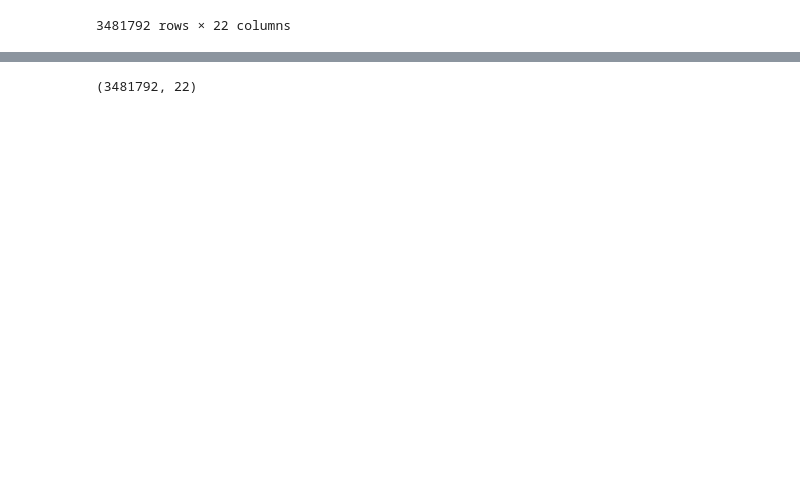
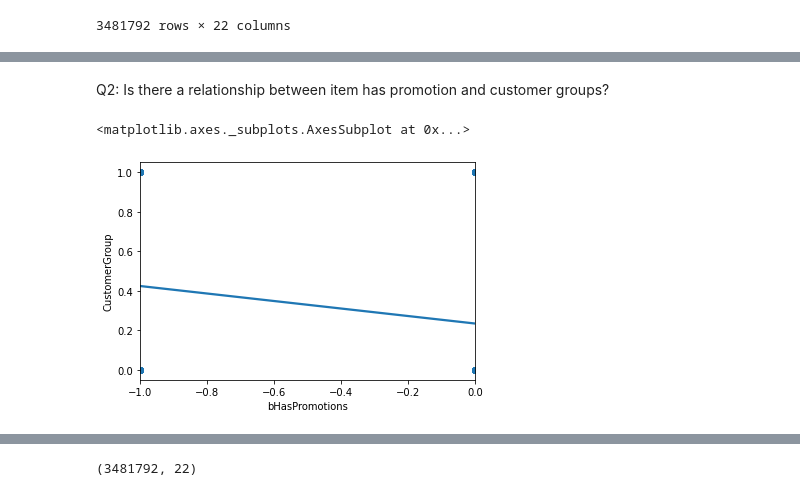
Before and after one commit to eng-aomar/cross-selling, a Jupyter notebook: bravo_datasets.ipynb, the cells around one changed output, grey strips where cells are left out. Saved outputs shown, nothing was run; the diff lists cells and outputs as text; code cells hidden in the pictures; blank space fills up the shorter version.

```diff
--- a/bravo_datasets.ipynb
+++ b/bravo_datasets.ipynb
@@ -38,0 +323,7 @@ Index(['dTicketInternalKey', 'BravoNo', 'Invoice_Date', 'cBrutoValue',
+# %% [markdown]
+ Q2: Is there a relationship between item has promotion and customer groups?
+# %%
+sns.regplot(df_clean.bHasPromotions, df_clean.CustomerGroup)
+# %% [output]
+<matplotlib.axes._subplots.AxesSubplot at 0x...>
+[figure, added]
```
Also changed, not shown: parts of 49 cells of this notebook.
